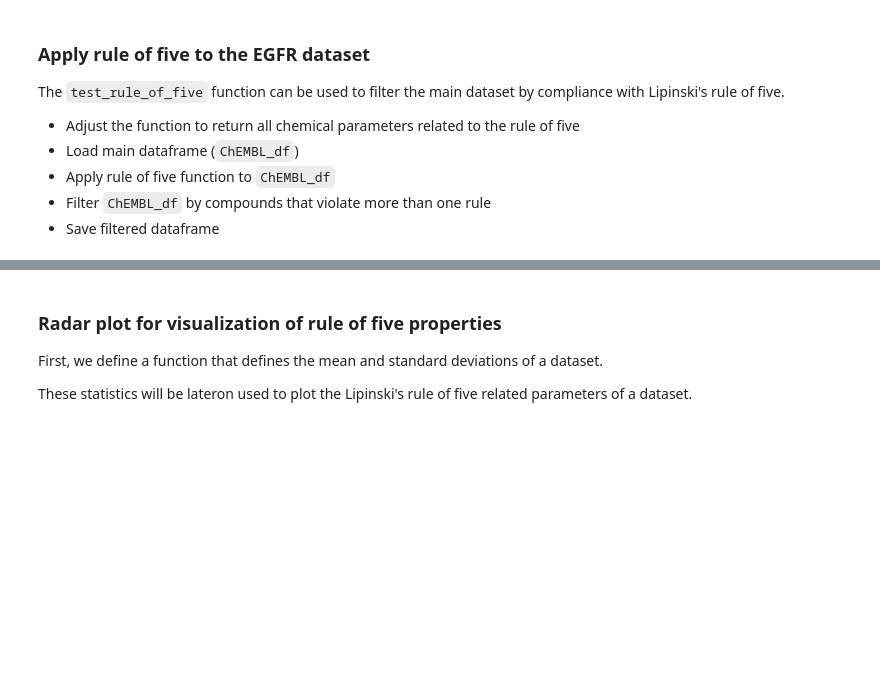
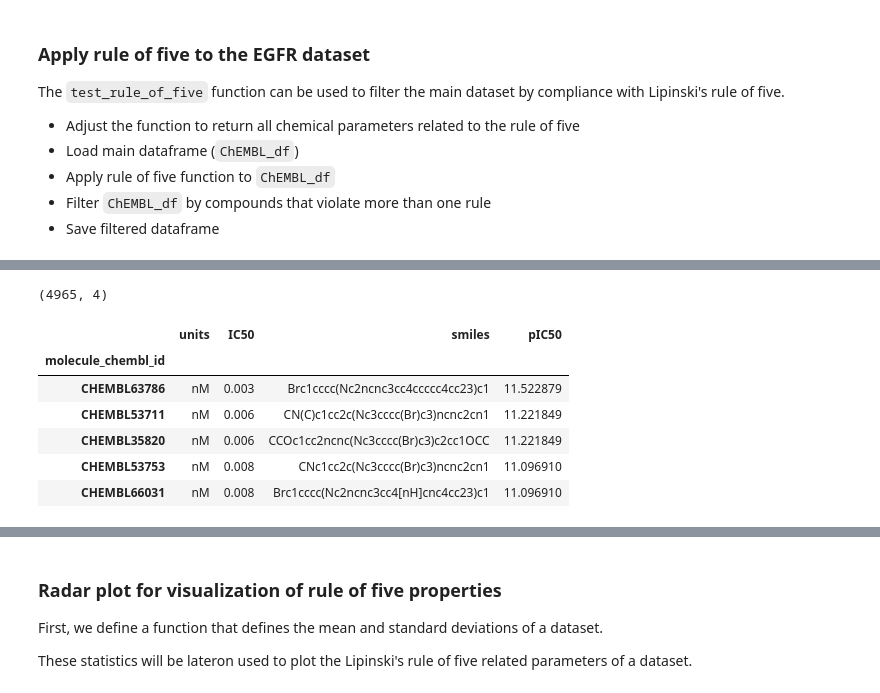
Before and after one commit to ICOA-SBC/GSON-cheminformatics, a Jupyter notebook: cours_2/T2_adme_filtering.ipynb, the cells around one changed output, grey strips where cells are left out. Drawn from its saved outputs; the diff is of its cells as text; code cells hidden in the pictures; blank space fills up the shorter version.

```diff
--- a/cours_2/T2_adme_filtering.ipynb
+++ b/cours_2/T2_adme_filtering.ipynb
@@ -259,5 +279,15 @@ exo_df_rule_of_five.correction(df_rule_of_five)
 # %%
 ChEMBL_df = pd.read_csv('../data/T1/EGFR_compounds.csv', index_col=0)
+ChEMBL_df = ChEMBL_df.set_index('molecule_chembl_id')
 print(ChEMBL_df.shape)
 ChEMBL_df.head()
+# %% [output]
+(4965, 4)
+|  | units | IC50 | smiles | pIC50 |
+| molecule_chembl_id |  |  |  |  |
+| CHEMBL63786 | nM | 0.003 | Brc1cccc(Nc2ncnc3cc4ccccc4cc23)c1 | 11.522879 |
+| CHEMBL53711 | nM | 0.006 | CN(C)c1cc2c(Nc3cccc(Br)c3)ncnc2cn1 | 11.221849 |
+| CHEMBL35820 | nM | 0.006 | CCOc1cc2ncnc(Nc3cccc(Br)c3)c2cc1OCC | 11.221849 |
+| CHEMBL53753 | nM | 0.008 | CNc1cc2c(Nc3cccc(Br)c3)ncnc2cn1 | 11.096910 |
+| CHEMBL66031 | nM | 0.008 | Brc1cccc(Nc2ncnc3cc4[nH]cnc4cc23)c1 | 11.096910 |
 # %%
```
Also changed, not shown: parts of 24 cells of this notebook, 2 other files.
